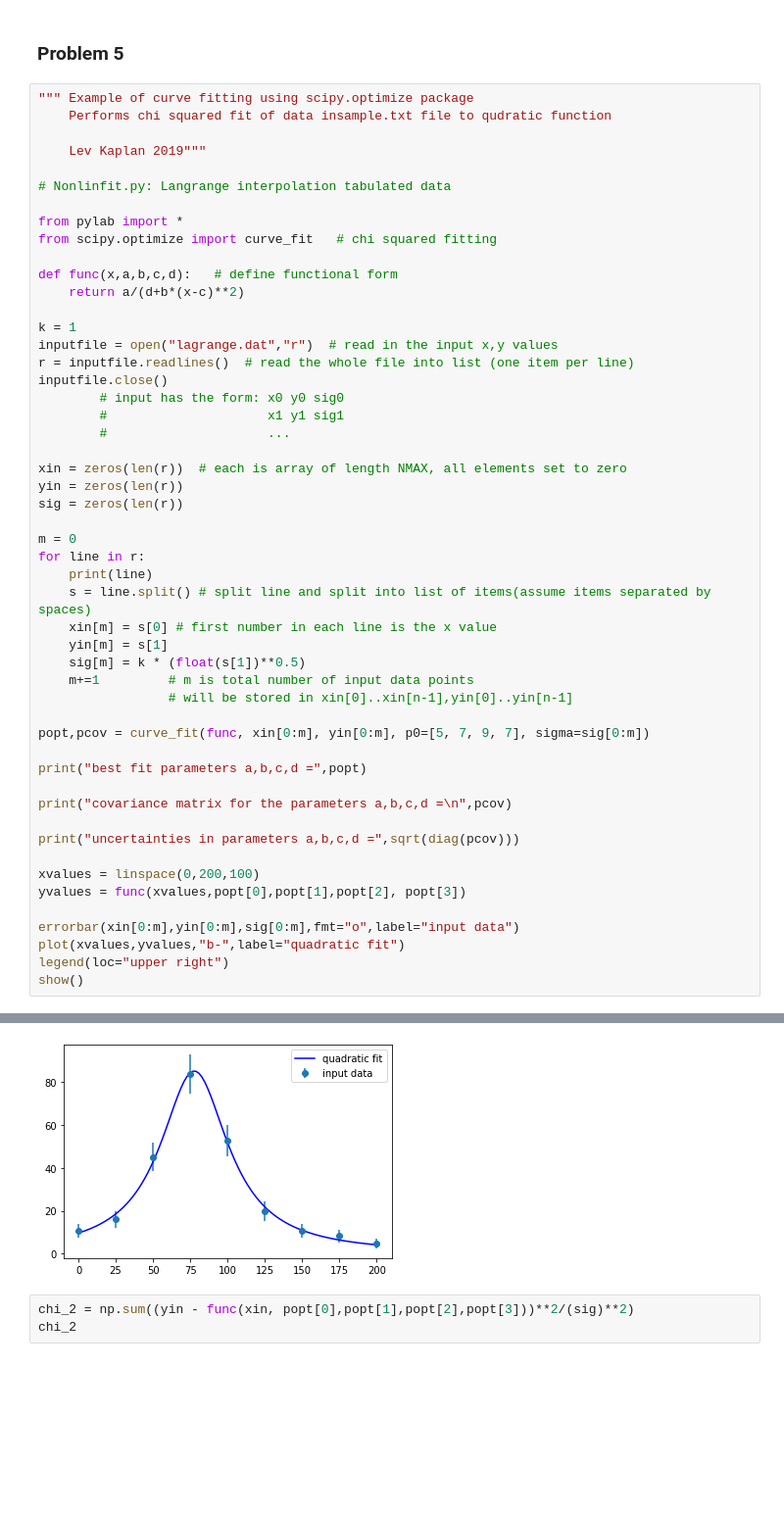
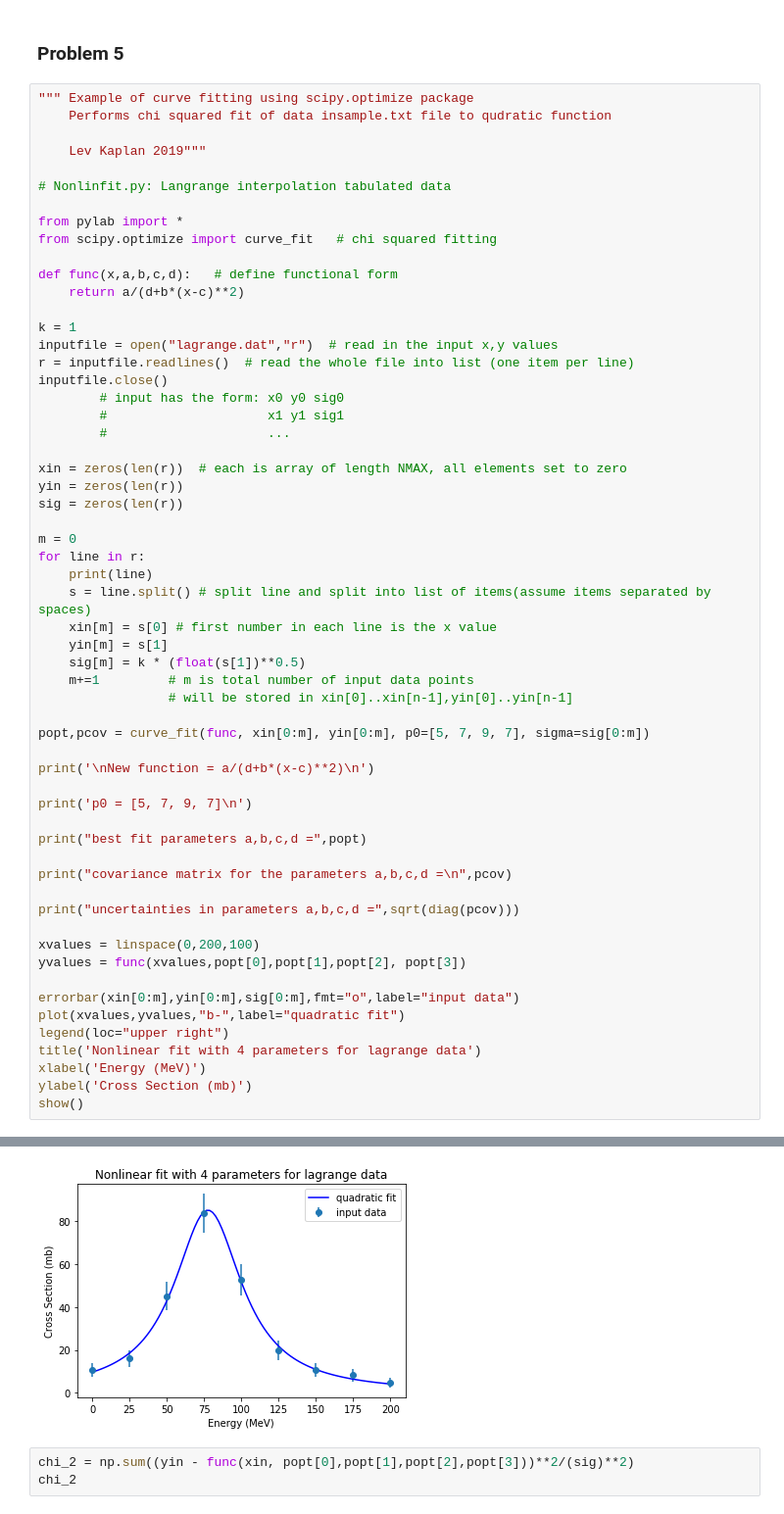
Before and after one commit to mcatalano26/HW3, a Jupyter notebook: HW3.ipynb, the cells around one changed output, grey strips where cells are left out. Shown: that part at 98% size. Saved outputs shown, nothing was run; the diff lists cells and outputs as text; blank space fills up the shorter version.

```diff
--- a/HW3.ipynb
+++ b/HW3.ipynb
@@ -386,6 +385,10 @@ for line in r:
 
 popt,pcov = curve_fit(func, xin[0:m], yin[0:m], p0=[5, 7, 9, 7], sigma=sig[0:m])
 
+print('\nNew function = a/(d+b*(x-c)**2)\n')
+
+print('p0 = [5, 7, 9, 7]\n')
+
 print("best fit parameters a,b,c,d =",popt)
 
 print("covariance matrix for the parameters a,b,c,d =\n",pcov)
@@ -398,6 +401,9 @@ yvalues = func(xvalues,popt[0],popt[1],popt[2], popt[3])
 errorbar(xin[0:m],yin[0:m],sig[0:m],fmt="o",label="input data")
 plot(xvalues,yvalues,"b-",label="quadratic fit")
 legend(loc="upper right")
+title('Nonlinear fit with 4 parameters for lagrange data')
+xlabel('Energy (MeV)')
+ylabel('Cross Section (mb)')
 show()
 # %% [output]
 0       10.6
@@ -416,8 +422,8 @@ show()
  [1.27015935e+16 1.93128773e+11 3.89028926e+05 1.49368772e+14]
  [2.55854536e+10 3.89028926e+05 2.26028984e+00 3.00880972e+08]
  [9.82360836e+18 1.49368772e+14 3.00880972e+08 1.15524113e+17]]
 uncertainties in parameters a,b,c,d = [2.89024540e+10 4.39464188e+05 1.50342603e+00 3.39888383e+08]
-[figure, old version]
+[figure, new version]
 # %%
 chi_2 = np.sum((yin - func(xin, popt[0],popt[1],popt[2],popt[3]))**2/(sig)**2)
 chi_2
```
Also changed, not shown: parts of 4 cells of this notebook, 10 other files.
